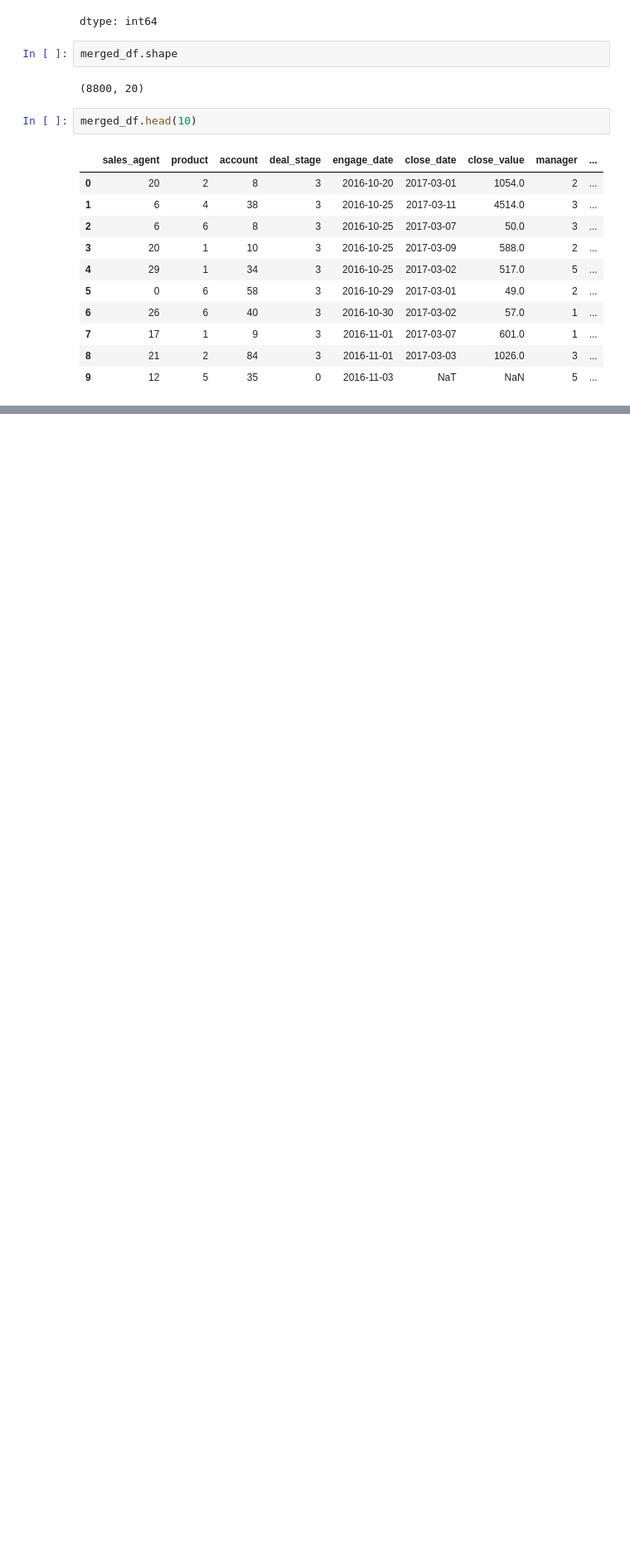
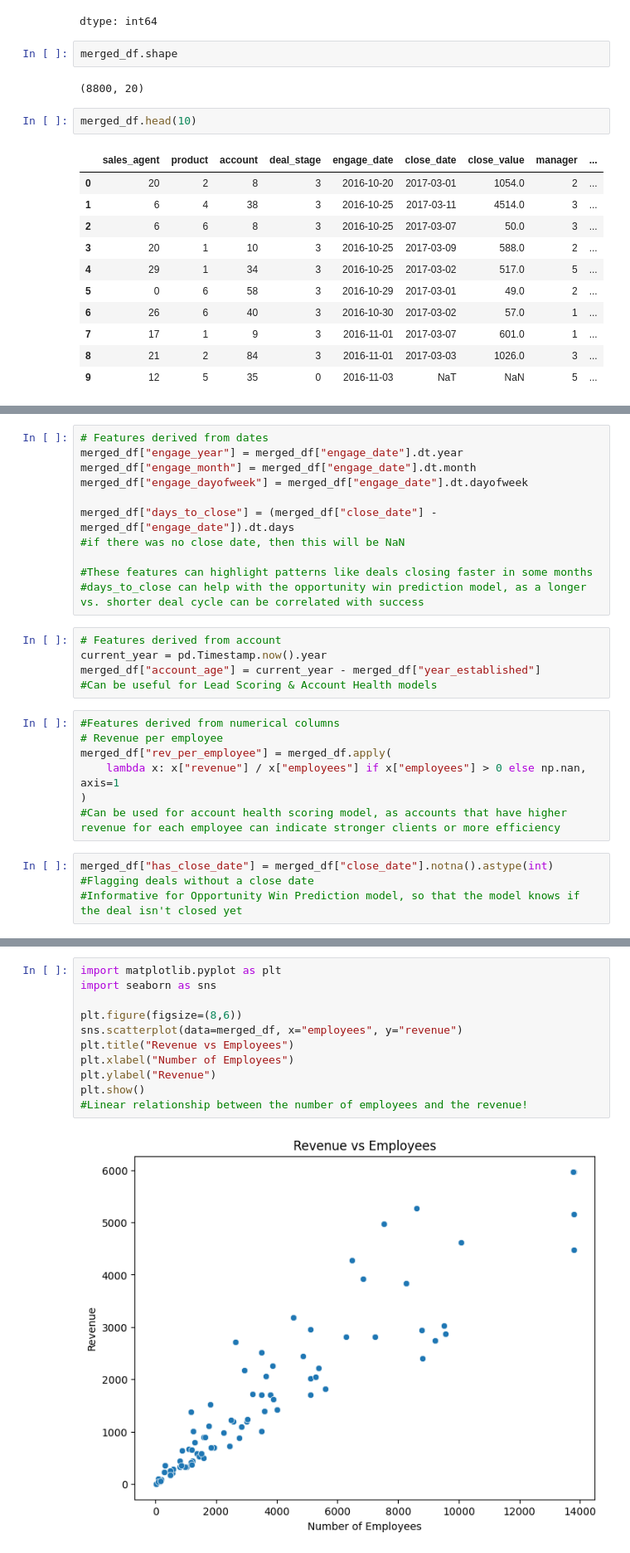
Before and after one commit to ishween/Team2A, a Jupyter notebook: Milestone_1.ipynb, the cells around one changed output, grey strips where cells are left out. Shown at 83% size. Cells and saved outputs as stored; diff of their text form; blank space fills up the shorter version.

```diff
--- a/Milestone_1.ipynb
+++ b/Milestone_1.ipynb
@@ -214,0 +217,27 @@ merged_df.head(10)
+# %%
+# Features derived from dates
+merged_df["engage_year"] = merged_df["engage_date"].dt.year
+merged_df["engage_month"] = merged_df["engage_date"].dt.month
+merged_df["engage_dayofweek"] = merged_df["engage_date"].dt.dayofweek
+
+merged_df["days_to_close"] = (merged_df["close_date"] - merged_df["engage_date"]).dt.days
+#if there was no close date, then this will be NaN
+
+#These features can highlight patterns like deals closing faster in some months
+#days_to_close can help with the opportunity win prediction model, as a longer vs. shorter deal cycle can be correlated with success
+# %%
+# Features derived from account
+current_year = pd.Timestamp.now().year
+merged_df["account_age"] = current_year - merged_df["year_established"]
+#Can be useful for Lead Scoring & Account Health models
+# %%
+#Features derived from numerical columns
+# Revenue per employee
+merged_df["rev_per_employee"] = merged_df.apply(
+    lambda x: x["revenue"] / x["employees"] if x["employees"] > 0 else np.nan, axis=1
+)
+#Can be used for account health scoring model, as accounts that have higher revenue for each employee can indicate stronger clients or more efficiency
+# %%
+merged_df["has_close_date"] = merged_df["close_date"].notna().astype(int)
+#Flagging deals without a close date
+#Informative for Opportunity Win Prediction model, so that the model knows if the deal isn't closed yet
@@ -214,0 +303,13 @@ merged_df.head(10)
+# %%
+import matplotlib.pyplot as plt
+import seaborn as sns
+
+plt.figure(figsize=(8,6))
+sns.scatterplot(data=merged_df, x="employees", y="revenue")
+plt.title("Revenue vs Employees")
+plt.xlabel("Number of Employees")
+plt.ylabel("Revenue")
+plt.show()
+#Linear relationship between the number of employees and the revenue!
+# %% [output]
+[figure, added]
```
Also changed, not shown: parts of 9 cells of this notebook.
